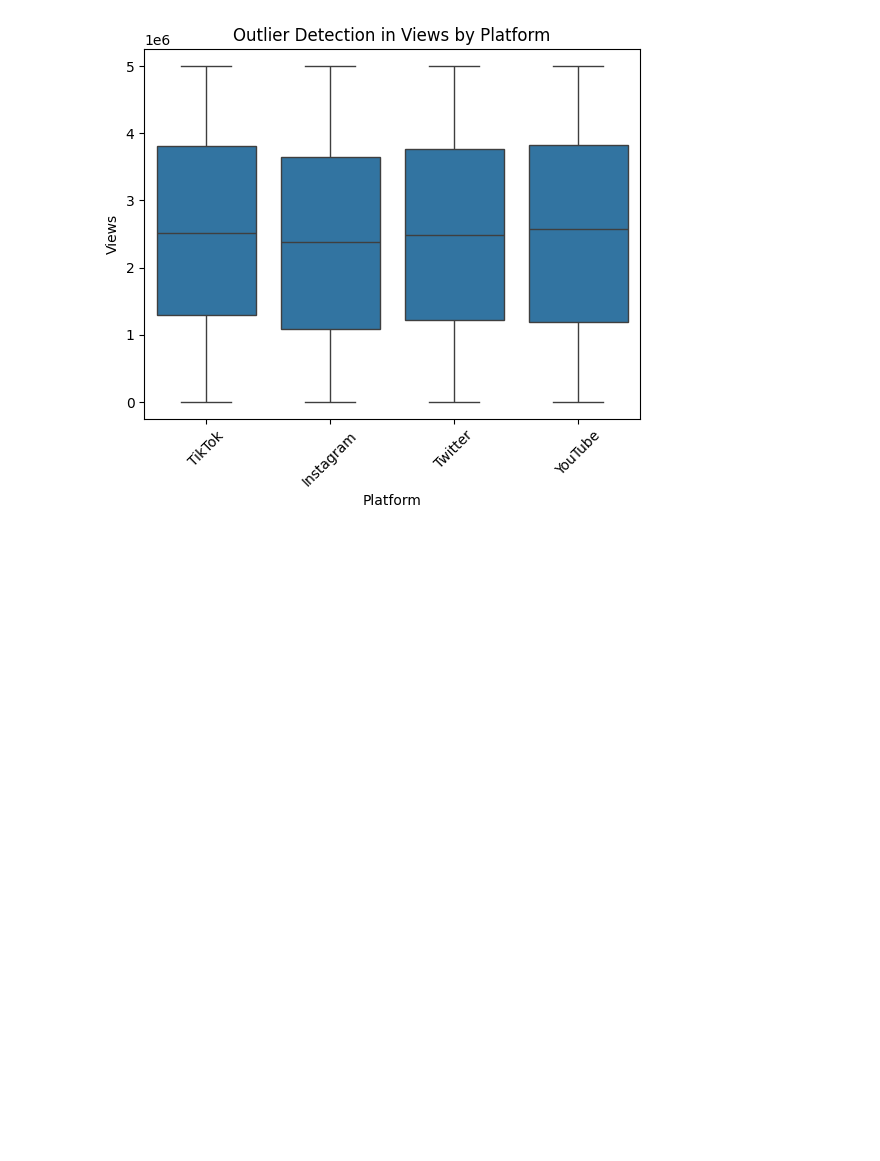
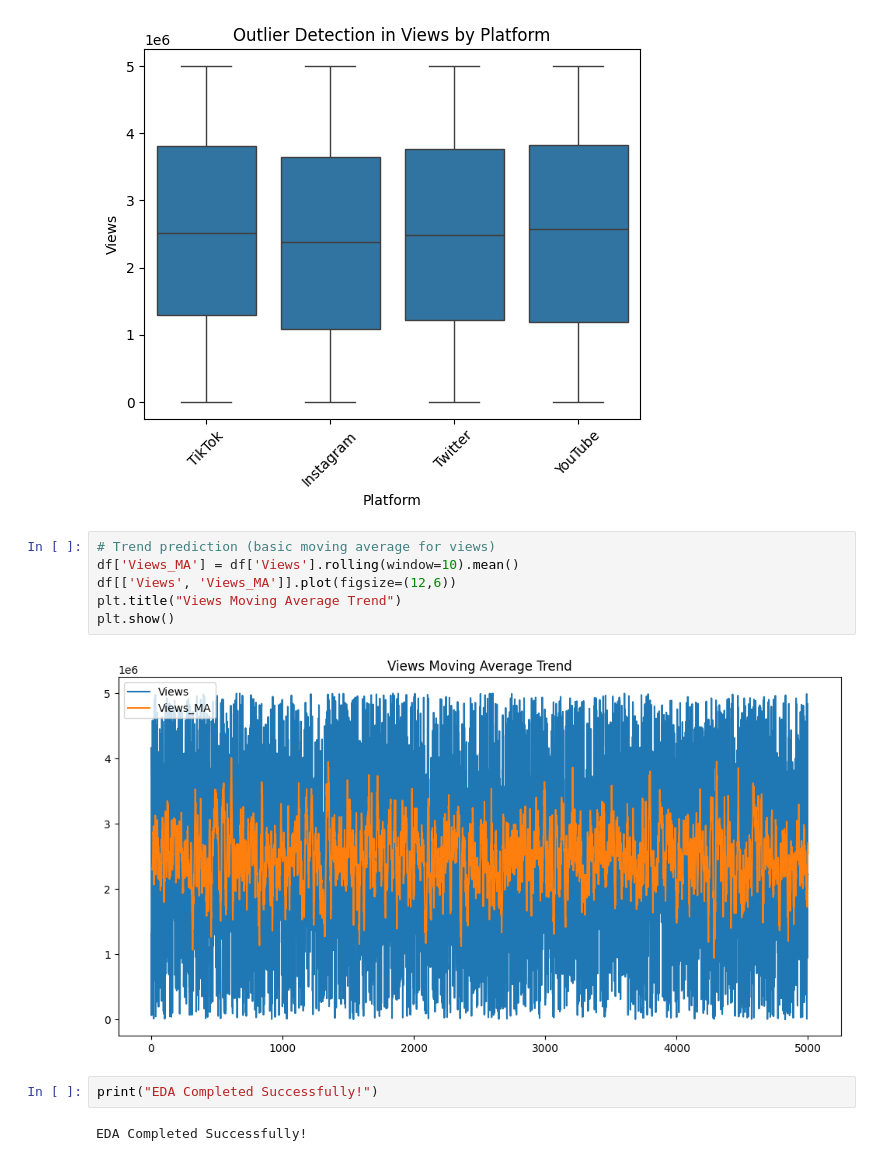
Before and after one commit to Phionanamugga/EDA_Viral_Social_Media_Posts, a Jupyter notebook: viral_social_media_tends.ipynb, the cells around one changed output. Saved outputs shown, nothing was run; the diff lists cells and outputs as text; blank space fills up the shorter version.

Commit message:
indicates EDA is successfully completed[Delivers#188970869]

```diff
--- a/viral_social_media_tends.ipynb
+++ b/viral_social_media_tends.ipynb
@@ -177,3 +177,15 @@ plt.xticks(rotation=45)
 plt.show()
 # %% [output]
 [figure]
+# %%
+# Trend prediction (basic moving average for views)
+df['Views_MA'] = df['Views'].rolling(window=10).mean()
+df[['Views', 'Views_MA']].plot(figsize=(12,6))
+plt.title("Views Moving Average Trend")
+plt.show()
+# %% [output]
+[figure, added]
+# %%
+print("EDA Completed Successfully!")
+# %% [output]
+EDA Completed Successfully!
```
